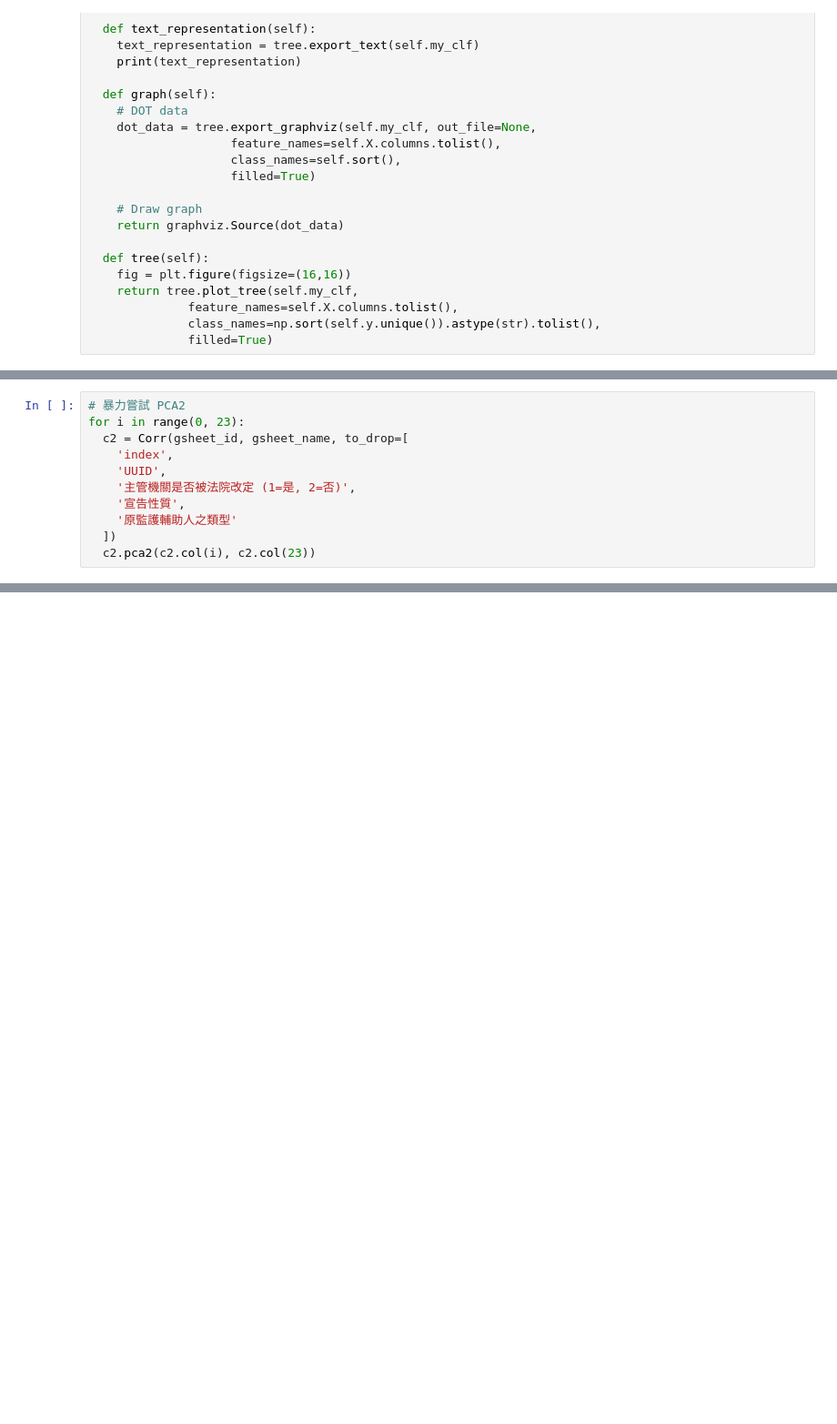
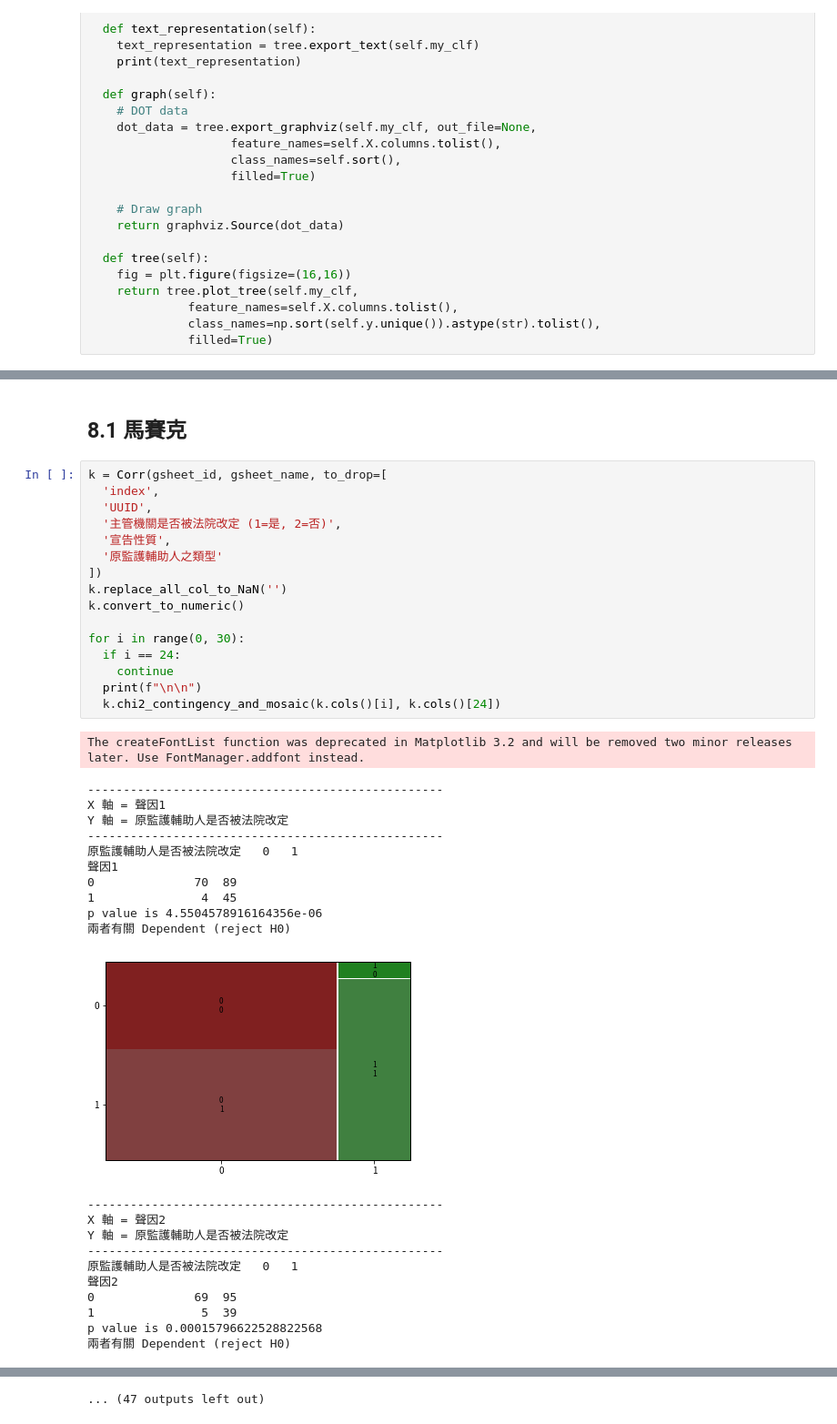
Before and after one commit to jeremy5189/legal-data-analysis, a Jupyter notebook: G4_Class.ipynb, the cells around one changed output, grey strips where cells are left out. Shown at 91% size. Saved outputs shown, nothing was run; the diff lists cells and outputs as text; blank space fills up the shorter version.

```diff
--- a/G4_Class.ipynb
+++ b/G4_Class.ipynb
@@ -500,11 +554,0 @@ d.tree()
-# %%
-# 暴力嘗試 PCA2
-for i in range(0, 23):
-  c2 = Corr(gsheet_id, gsheet_name, to_drop=[
-    'index',
-    'UUID',
-    '主管機關是否被法院改定 (1=是, 2=否)',
-    '宣告性質',
-    '原監護輔助人之類型'
-  ])
-  c2.pca2(c2.col(i), c2.col(23))
@@ -512,0 +557,41 @@ for i in range(0, 23):
+# %% [markdown]
+## 8.1 馬賽克
+# %%
+k = Corr(gsheet_id, gsheet_name, to_drop=[
+  'index',
+  'UUID',
+  '主管機關是否被法院改定 (1=是, 2=否)',
+  '宣告性質',
+  '原監護輔助人之類型'
+])
+k.replace_all_col_to_NaN('')
+k.convert_to_numeric()
+
+for i in range(0, 30):
+  if i == 24:
+    continue
+  print(f"\n\n")
+  k.chi2_contingency_and_mosaic(k.cols()[i], k.cols()[24])
+# %% [output]
+The createFontList function was deprecated in Matplotlib 3.2 and will be removed two minor releases later. Use FontManager.addfont instead.
+--------------------------------------------------
+X 軸 = 聲因1
+Y 軸 = 原監護輔助人是否被法院改定
+--------------------------------------------------
+原監護輔助人是否被法院改定   0   1
+聲因1
+0              70  89
+1               4  45
+p value is 4.5504578916164356e-06
+兩者有關 Dependent (reject H0)
+[figure, added]
+--------------------------------------------------
+X 軸 = 聲因2
+Y 軸 = 原監護輔助人是否被法院改定
+--------------------------------------------------
+原監護輔助人是否被法院改定   0   1
+聲因2
+0              69  95
+1               5  39
+p value is 0.00015796622528822568
+兩者有關 Dependent (reject H0)
@@ -512,0 +642 @@ for i in range(0, 23):
+... (47 outputs left out)
```
Also changed, not shown: parts of 33 cells of this notebook.
